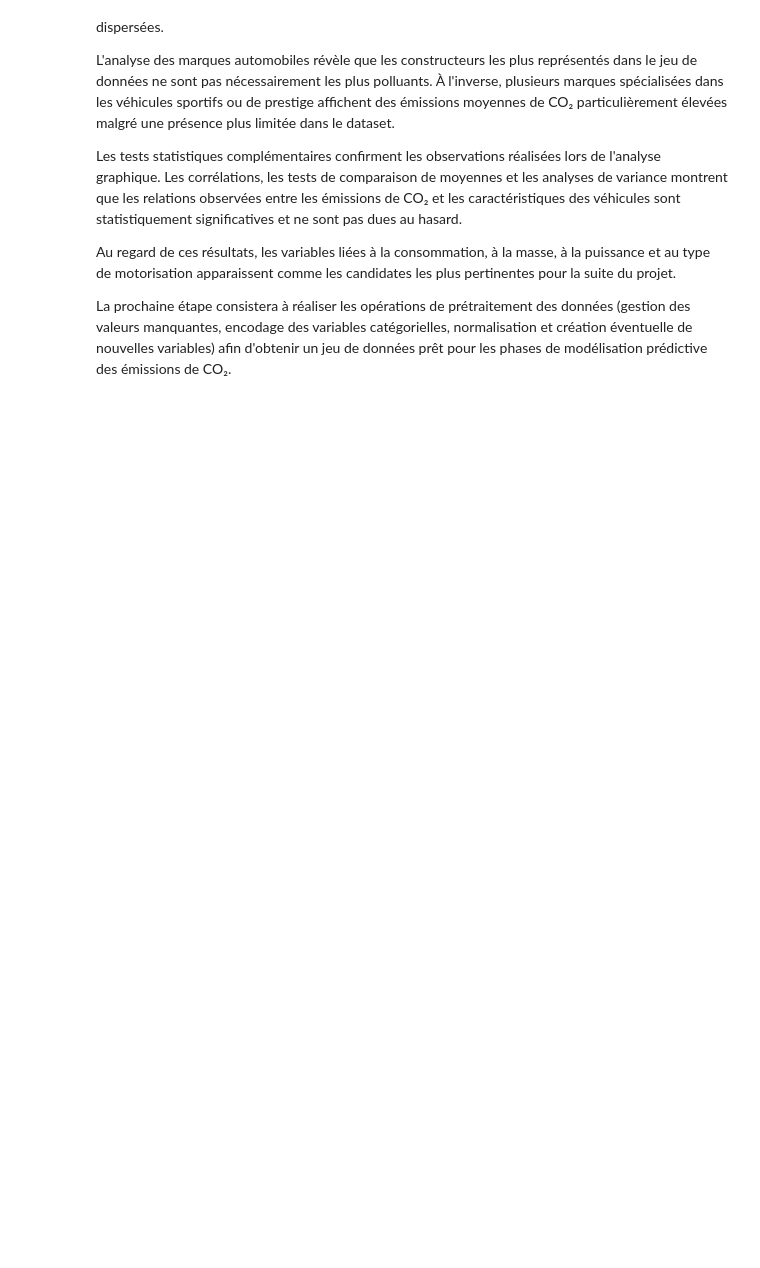
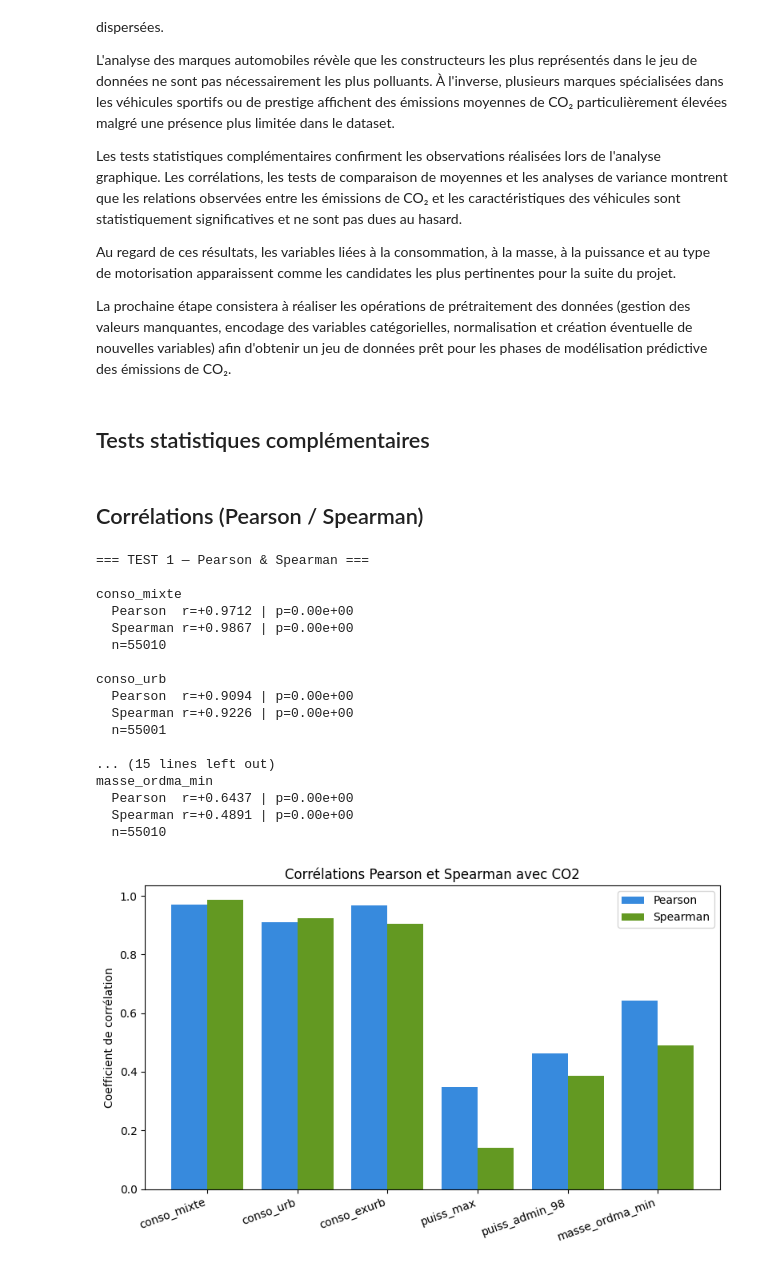
Before and after one commit to LarissaVarnakova/Projet_CO2, a Jupyter notebook: notebooks/eda_aziz.ipynb, the cells around one changed output. Saved outputs shown, nothing was run; the diff lists cells and outputs as text; code cells hidden in the pictures; blank space fills up the shorter version.

Commit message:
Ajout test Pearson et Spearman

```diff
--- a/notebooks/eda_aziz.ipynb
+++ b/notebooks/eda_aziz.ipynb
@@ -674,3 +674,61 @@ Les tests statistiques complémentaires confirment les observations réalisées
 Au regard de ces résultats, les variables liées à la consommation, à la masse, à la puissance et au type de motorisation apparaissent comme les candidates les plus pertinentes pour la suite du projet.
 
 La prochaine étape consistera à réaliser les opérations de prétraitement des données (gestion des valeurs manquantes, encodage des variables catégorielles, normalisation et création éventuelle de nouvelles variables) afin d'obtenir un jeu de données prêt pour les phases de modélisation prédictive des émissions de CO₂.
+# %% [markdown]
+## Tests statistiques complémentaires
+# %% [markdown]
+## Corrélations (Pearson / Spearman)
+# %%
+# ============================================================
+# TEST 1 — PEARSON & SPEARMAN (variables numériques vs CO2)
+# ============================================================
+
+vars_num = ['conso_mixte', 'conso_urb', 'conso_exurb',
+            'puiss_max', 'puiss_admin_98', 'masse_ordma_min']
+
+print("=== TEST 1 — Pearson & Spearman ===\n")
+
+for var in vars_num:
+    sous_df = df_2014[['co2', var]].dropna()
+    rp, pp = stats.pearsonr(sous_df[var], sous_df['co2'])
+    rs, ps = stats.spearmanr(sous_df[var], sous_df['co2'])
+    print(f"{var}")
+    print(f"  Pearson  r={rp:+.4f} | p={pp:.2e}")
+    print(f"  Spearman r={rs:+.4f} | p={ps:.2e}")
+    print(f"  n={len(sous_df)}\n")
+
+# Visualisation
+plt.figure(figsize=(8, 5))
+correlations_pearson  = [stats.pearsonr(df_2014[['co2', v]].dropna()[v],
+                                         df_2014[['co2', v]].dropna()['co2'])[0] for v in vars_num]
+correlations_spearman = [stats.spearmanr(df_2014[['co2', v]].dropna()[v],
+                                          df_2014[['co2', v]].dropna()['co2'])[0] for v in vars_num]
+
+x = np.arange(len(vars_num))
+plt.bar(x - 0.2, correlations_pearson,  width=0.4, label='Pearson',  color='#378ADD')
+plt.bar(x + 0.2, correlations_spearman, width=0.4, label='Spearman', color='#639922')
+plt.xticks(x, vars_num, rotation=20, ha='right')
+plt.ylabel('Coefficient de corrélation')
+plt.title('Corrélations Pearson et Spearman avec CO2')
+plt.legend()
+plt.tight_layout()
+plt.show()
+# %% [output]
+=== TEST 1 — Pearson & Spearman ===
+
+conso_mixte
+  Pearson  r=+0.9712 | p=0.00e+00
+  Spearman r=+0.9867 | p=0.00e+00
+  n=55010
+
+conso_urb
+  Pearson  r=+0.9094 | p=0.00e+00
+  Spearman r=+0.9226 | p=0.00e+00
+  n=55001
+
+... (15 lines left out)
+masse_ordma_min
+  Pearson  r=+0.6437 | p=0.00e+00
+  Spearman r=+0.4891 | p=0.00e+00
+  n=55010
+[figure, added]
```
Also changed, not shown: parts of 1 cell of this notebook.
